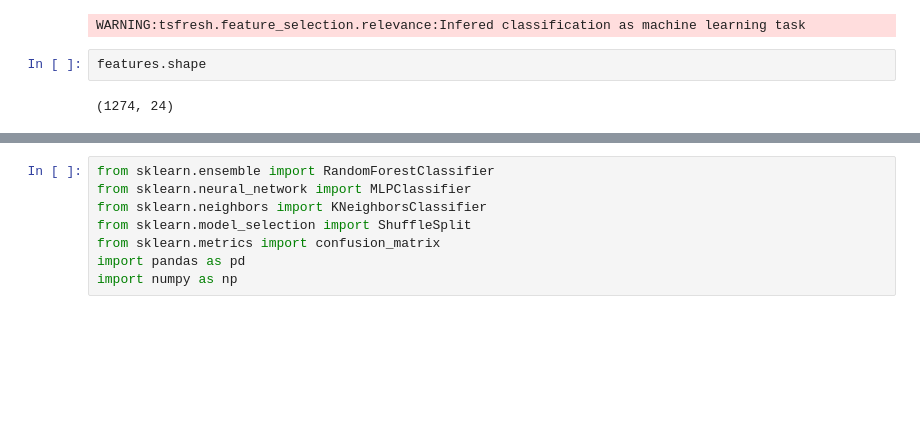
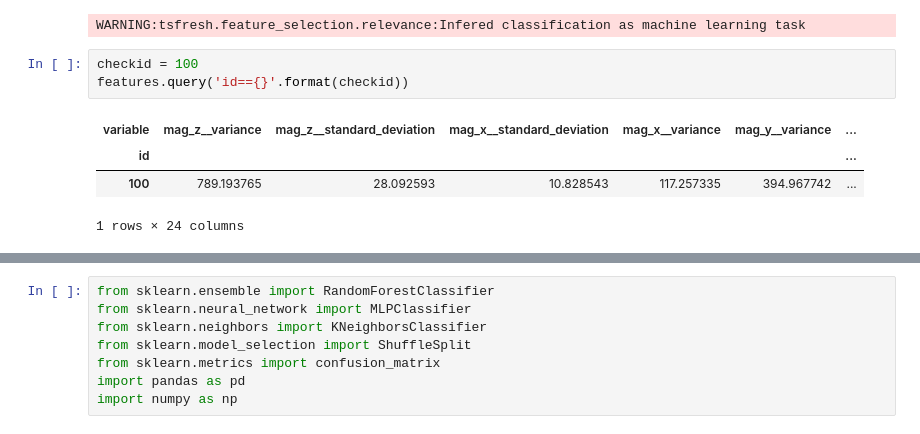
Before and after one commit to keenechin/magnetic-skin, a Jupyter notebook: classification.ipynb, the cells around one changed output, grey strips where cells are left out. Drawn from its saved outputs; the diff is of its cells as text; blank space fills up the shorter version.

```diff
--- a/classification.ipynb
+++ b/classification.ipynb
@@ -177,7 +200,11 @@ features =  extract_relevant_features(dataset, y, column_id='test_num', column_s
 features.to_pickle('../data/features.pkl')
 # %% [output]
 WARNING:tsfresh.feature_selection.relevance:Infered classification as machine learning task
-# %%
-features.shape
-# %% [output]
-(1274, 24)
+# %%
+checkid = 100
+features.query('id=={}'.format(checkid))
+# %% [output]
+| variable | mag_z__variance | mag_z__standard_deviation | mag_x__standard_deviation | mag_x__variance | mag_y__variance | ... |
+| id |  |  |  |  |  | ... |
+| 100 | 789.193765 | 28.092593 | 10.828543 | 117.257335 | 394.967742 | ... |
+1 rows × 24 columns
```
Also changed, not shown: parts of 15 cells of this notebook.
